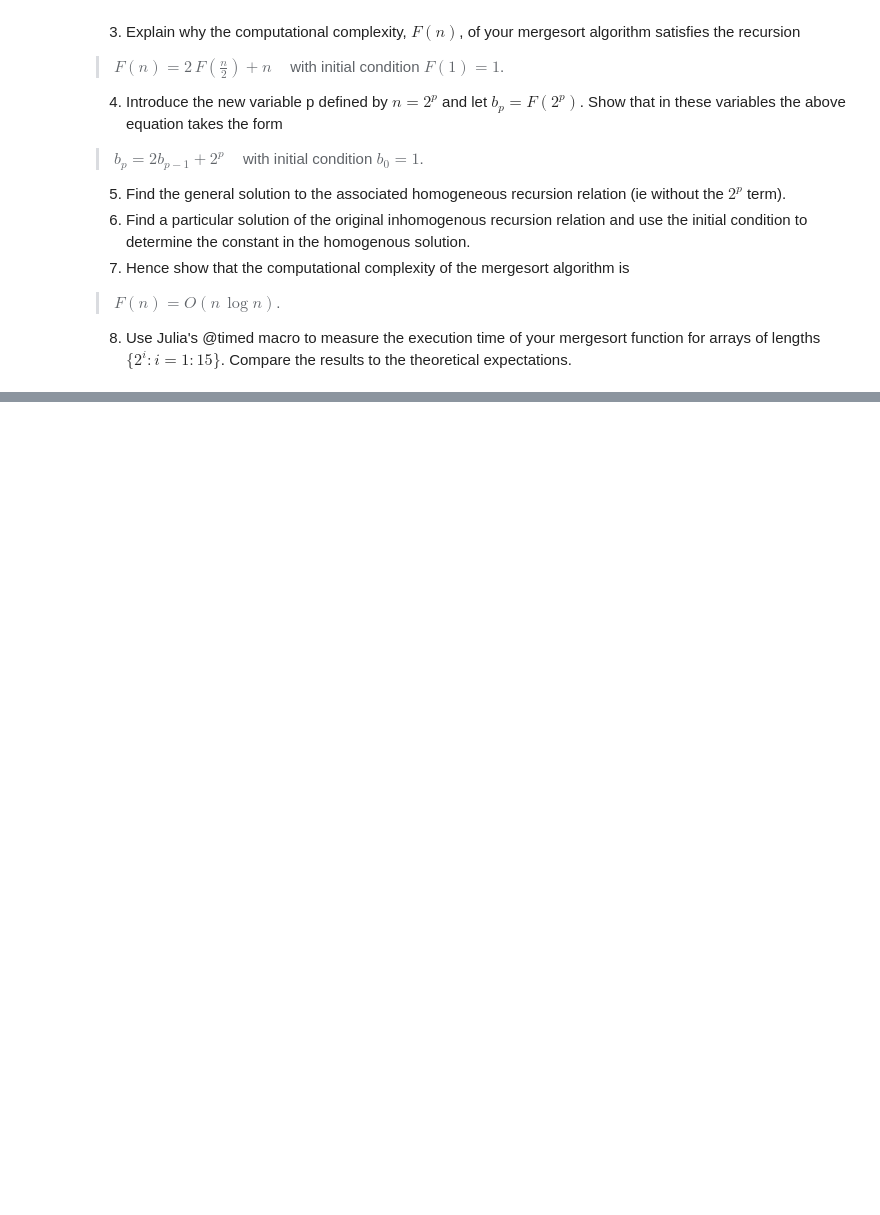
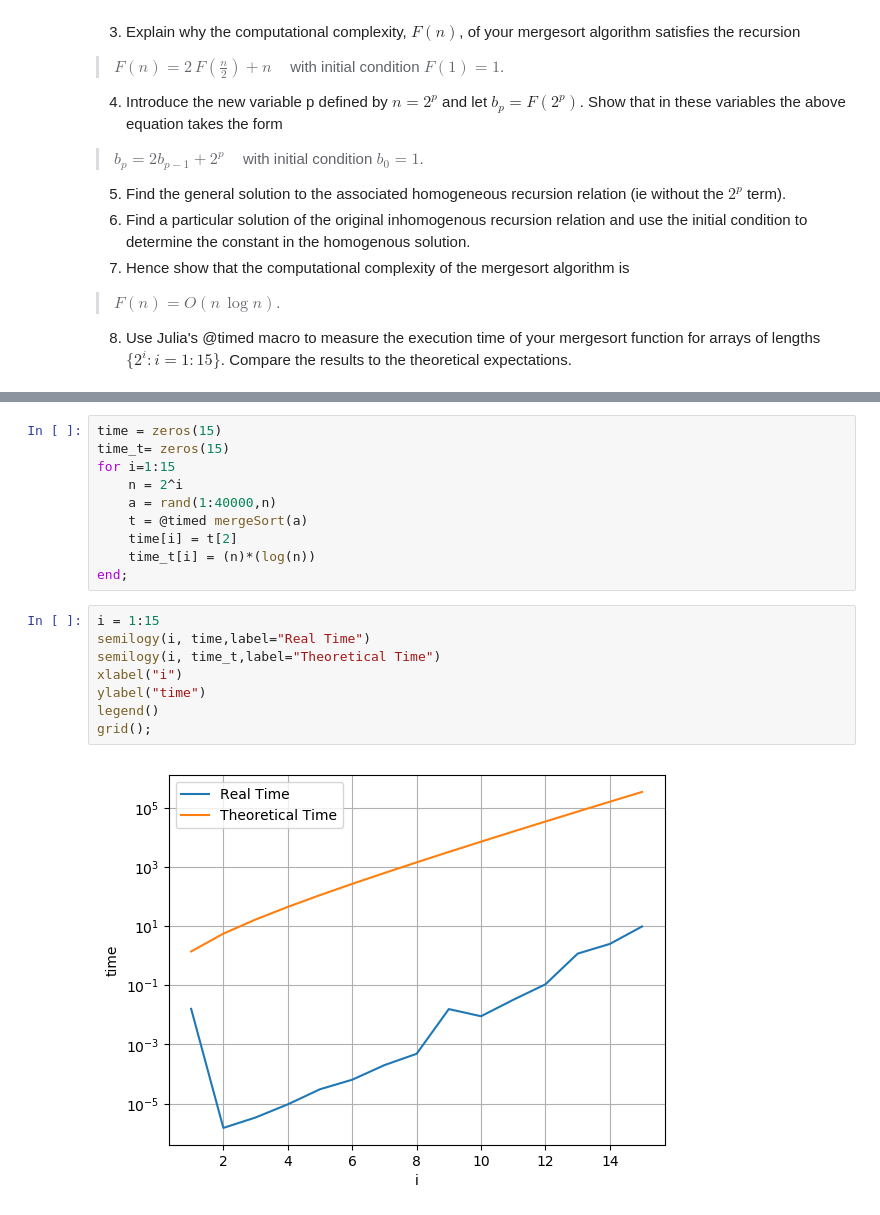
Before and after one commit to alchemist5617/Numerical-Methods, a Jupyter notebook: workbook1.ipynb, the cells around one changed output, grey strips where cells are left out. Saved outputs shown, nothing was run; the diff lists cells and outputs as text; blank space fills up the shorter version.

```diff
--- a/workbook1.ipynb
+++ b/workbook1.ipynb
@@ -52,0 +143,20 @@ The computational complexity of this function is $n+m$.
+# %%
+time = zeros(15)
+time_t= zeros(15)
+for i=1:15
+    n = 2^i
+    a = rand(1:40000,n)
+    t = @timed mergeSort(a)
+    time[i] = t[2]
+    time_t[i] = (n)*(log(n))
+end;
+# %%
+i = 1:15
+semilogy(i, time,label="Real Time")
+semilogy(i, time_t,label="Theoretical Time")
+xlabel("i")
+ylabel("time")
+legend()
+grid();
+# %% [output]
+[figure, added]
```
Also changed, not shown: parts of 4 cells of this notebook.
